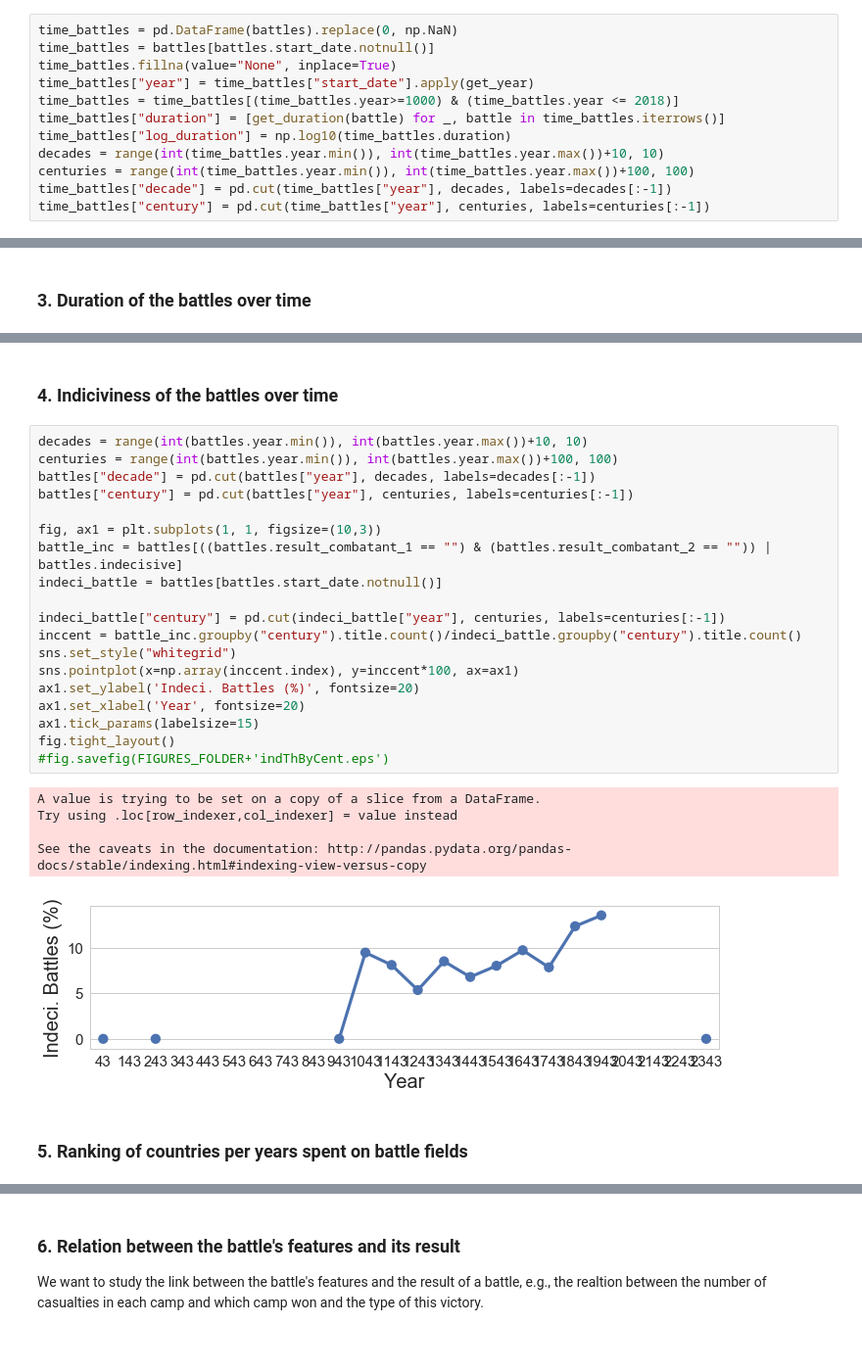
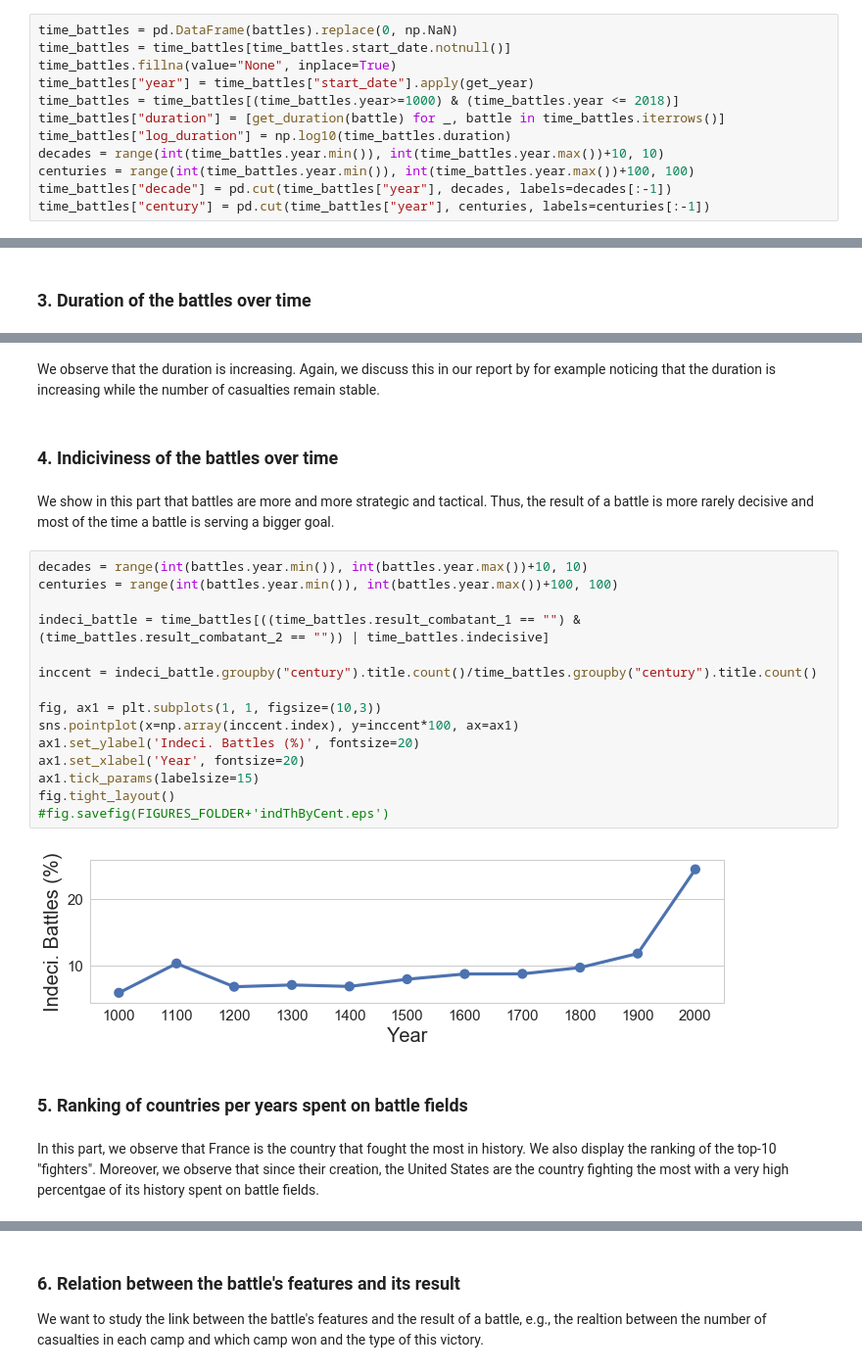
Before and after one commit to ChristianMct/ADA2017-Homeworks, a Jupyter notebook: project/Report_Notebook.ipynb, the cells around one changed output, grey strips where cells are left out. Shown: that part at 98% size. Saved outputs shown, nothing was run; the diff lists cells and outputs as text; blank space fills up the shorter version.

```diff
--- a/project/Report_Notebook.ipynb
+++ b/project/Report_Notebook.ipynb
@@ -624,6 +624,6 @@ TODO text
 # %%
 time_battles = pd.DataFrame(battles).replace(0, np.NaN)
-time_battles = battles[battles.start_date.notnull()]
+time_battles = time_battles[time_battles.start_date.notnull()]
 time_battles.fillna(value="None", inplace=True)
 time_battles["year"] = time_battles["start_date"].apply(get_year)
 time_battles = time_battles[(time_battles.year>=1000) & (time_battles.year <= 2018)]
@@ -691,35 +684,33 @@ fig.tight_layout()
 #fig.savefig(FIGURES_FOLDER+'durThByCent.eps')
 # %% [output]
 [figure]
+# %% [markdown]
+We observe that the duration is increasing. Again, we discuss this in our report by for example noticing that the duration is increasing while the number of casualties remain stable.
 # %% [markdown]
 ### 4. Indiciviness of the battles over time
+# %% [markdown]
+We show in this part that battles are more and more strategic and tactical. Thus, the result of a battle is more rarely decisive and most of the time a battle is serving a bigger goal.
 # %%
 decades = range(int(battles.year.min()), int(battles.year.max())+10, 10)
 centuries = range(int(battles.year.min()), int(battles.year.max())+100, 100)
-battles["decade"] = pd.cut(battles["year"], decades, labels=decades[:-1])
-battles["century"] = pd.cut(battles["year"], centuries, labels=centuries[:-1])
+
+indeci_battle = time_battles[((time_battles.result_combatant_1 == "") & (time_battles.result_combatant_2 == "")) | time_battles.indecisive]
+
+inccent = indeci_battle.groupby("century").title.count()/time_battles.groupby("century").title.count()
 
 fig, ax1 = plt.subplots(1, 1, figsize=(10,3))
-battle_inc = battles[((battles.result_combatant_1 == "") & (battles.result_combatant_2 == "")) | battles.indecisive]
-indeci_battle = battles[battles.start_date.notnull()]
-
-indeci_battle["century"] = pd.cut(indeci_battle["year"], centuries, labels=centuries[:-1])
-inccent = battle_inc.groupby("century").title.count()/indeci_battle.groupby("century").title.count()
-sns.set_style("whitegrid")
 sns.pointplot(x=np.array(inccent.index), y=inccent*100, ax=ax1)
 ax1.set_ylabel('Indeci. Battles (%)', fontsize=20)
 ax1.set_xlabel('Year', fontsize=20)
 ax1.tick_params(labelsize=15)
 fig.tight_layout()
 #fig.savefig(FIGURES_FOLDER+'indThByCent.eps')
 # %% [output]
-A value is trying to be set on a copy of a slice from a DataFrame.
-Try using .loc[row_indexer,col_indexer] = value instead
-
-See the caveats in the documentation: http://pandas.pydata.org/pandas-docs/stable/indexing.html#indexing-view-versus-copy
-[figure, old version]
+[figure, new version]
 # %% [markdown]
 ### 5. Ranking of countries per years spent on battle fields
+# %% [markdown]
+In this part, we observe that France is the country that fought the most in history. We also display the ranking of the top-10 "fighters". Moreover, we observe that since their creation, the United States are the country fighting the most with a very high percentgae of its history spent on battle fields.
 # %%
 rank_battles = pd.DataFrame(battles).replace(0, np.NaN)
 rank_battles = rank_battles[rank_battles.start_date.notnull()]
```
Also changed, not shown: parts of 22 cells of this notebook, 2 other files.
